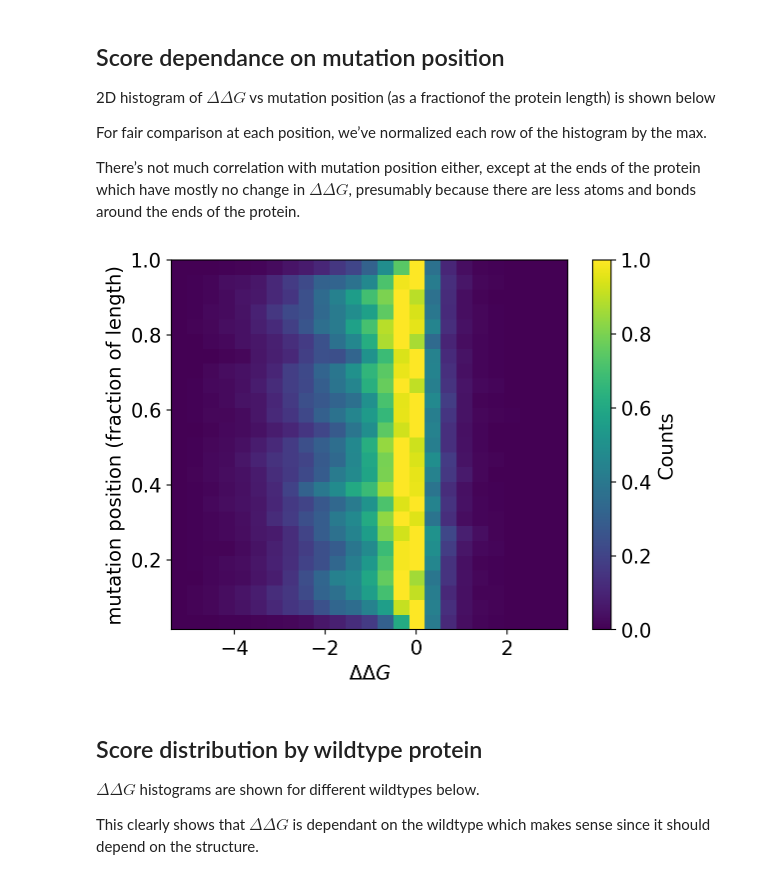
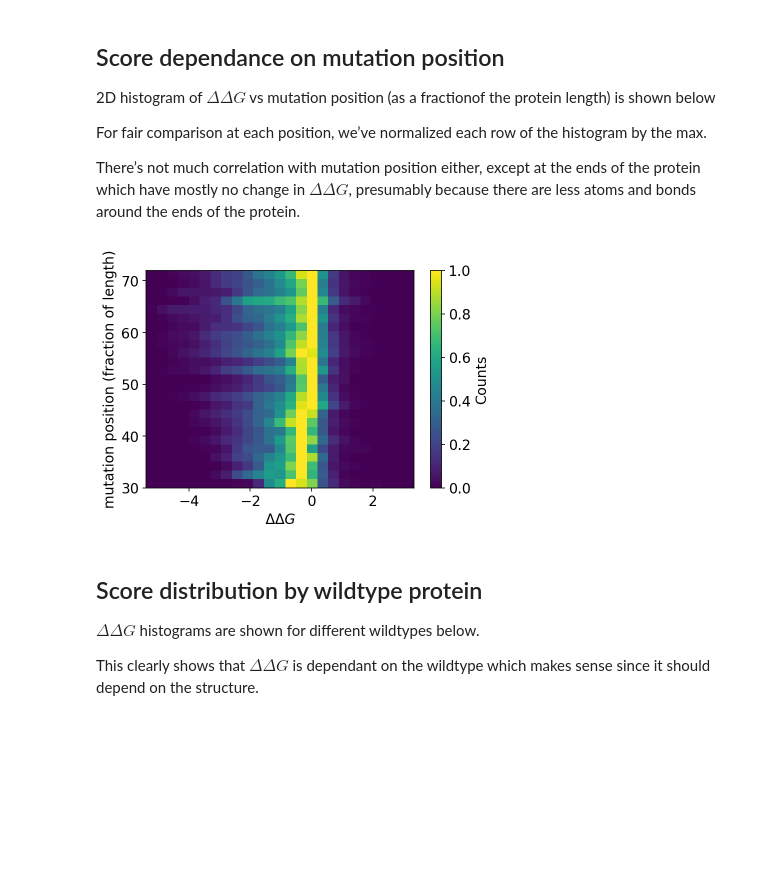
Before and after one commit to jocampo2/protein-stability, a Jupyter notebook: data_analysis.ipynb, the cells around one changed output. Cells and saved outputs as stored; diff of their text form; code cells hidden in the pictures; blank space fills up the shorter version.

```diff
--- a/data_analysis.ipynb
+++ b/data_analysis.ipynb
@@ -82,27 +100,13 @@ There’s not much correlation with mutation position either, except at the ends
 # Get fractional mutation position
 df["mutation_position"] = df["variant"].apply(lambda x: int(x[1:-1]))
 df["mutation_frac_position"] = df["mutation_position"]/df["lengths"]
-# %%
-### Plot ddG vs mutation position ###
-plt.rcParams.update({'font.size': 14})
-
-# Get histogram of score vs mutation position
-hist, xedges, yedges = np.histogram2d(df["score"],df["mutation_frac_position"], bins=25)
-hist = hist[:,:].T
-
-# Normalize each row by the max
-hist = hist / hist.max(axis=1, keepdims=True)
-
-# Plot the histogram
-plt.pcolormesh(xedges,yedges,hist)
-cbar = plt.colorbar()
-cbar.ax.set_ylabel('Counts')
-plt.xlabel("$\Delta\Delta G$")
-plt.ylabel("mutation position (fraction of length)")
-plt.savefig("plots/mutation_position",bbox_inches='tight',facecolor='white', transparent=False,dpi=150)
-plt.show()
-# %% [output]
-[figure, removed]
+# %%
+plot_2d_hist(df["score"],
+            df["lengths"],
+            ylabel="mutation position (fraction of length)",
+            savefile="plots/mutation_position")
+# %% [output]
+[figure, added]
 # %% [markdown]
 ## Score distribution by wildtype protein
 
```
Also changed, not shown: parts of 14 cells of this notebook, 5 other files.
